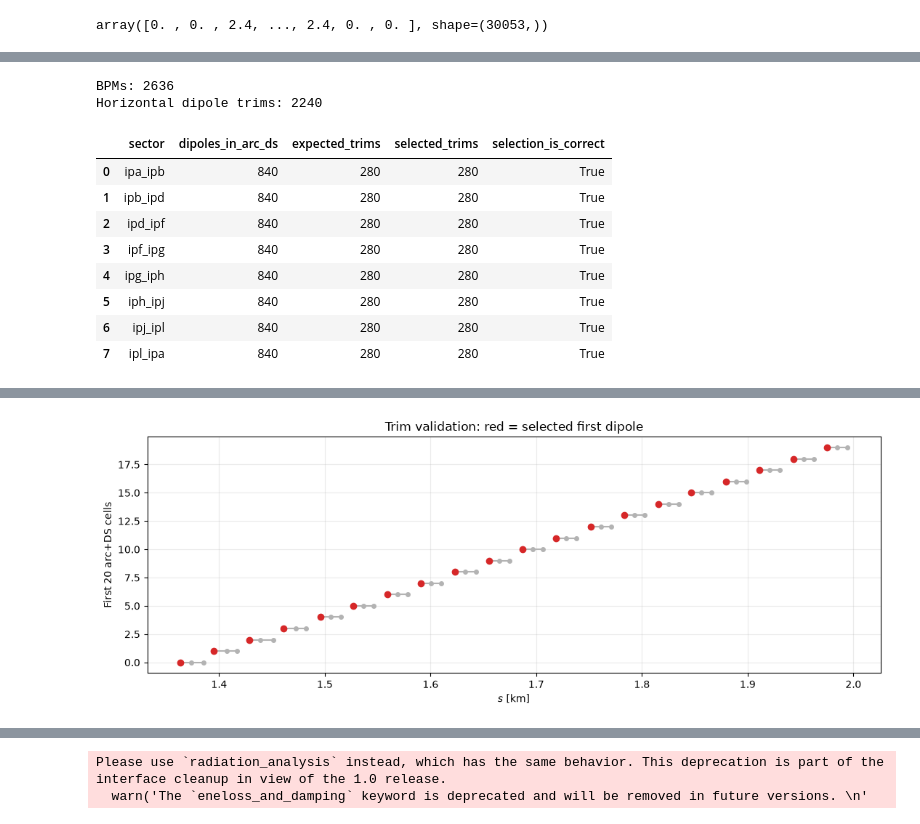
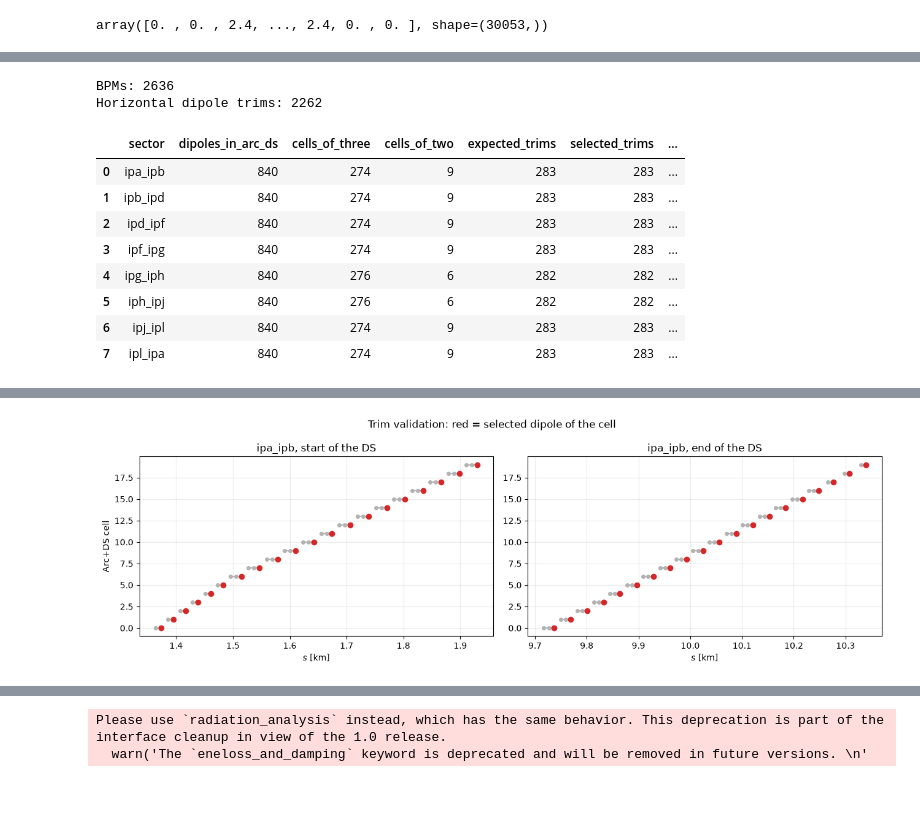
Before and after one commit to skostogl/FCCee_tapering, a Jupyter notebook: tapering_granularity_scenario2_dipole_trims.ipynb, the cells around one changed output, grey strips where cells are left out. Cells and saved outputs as stored; diff of their text form; code cells hidden in the pictures; blank space fills up the shorter version.

Commit message:
Improve dipole trim correction: include dispersion suppressor dipoles pairs + trim dipoles selection

```diff
--- a/tapering_granularity_scenario2_dipole_trims.ipynb
+++ b/tapering_granularity_scenario2_dipole_trims.ipynb
@@ -1202,15 +1288,17 @@ tt_monitors = tt.rows['bpm.*']
 monitor_names = np.asarray(tt_monitors.name, dtype=str)
 monitor_s = np.asarray(tt_monitors.s, dtype=float)
 # %%
-trim_dipole_names, trim_layout = select_first_dipole_of_each_cell(
+trim_dipole_names, trim_layout = select_trim_dipole_of_each_cell(
     line,
     regions,
+    position=TRIM_POSITION_IN_CELL,
 )
 
-selection_summary = validate_first_dipole_selection(
+selection_summary = validate_trim_dipole_selection(
     line,
     regions,
     trim_dipole_names,
     trim_layout,
+    position=TRIM_POSITION_IN_CELL,
 )
 # %% [output]
@@ -1230,40 +1318,52 @@ Verified 2240 numerical trims in knl[0].
 # %%
-
-
-
-
-
 print(f"BPMs: {len(monitor_names)}")
 print(f"Horizontal dipole trims: {len(trim_dipole_names)}")
 display(selection_summary)
 display(trim_layout.head(12))
 
-# Visual check: within every row, the red point must be the first of the
-# three ordered dipoles shown in grey.
-check_rows = trim_layout.iloc[:20]
-fig, ax = plt.subplots(figsize=(11, 4.2))
-for row_number, row in enumerate(check_rows.itertuples(index=False)):
-    names = [row.trim_dipole, row.second_dipole, row.third_dipole]
-    table_indices = tt.rows.indices[names]
-    s_triplet = np.asarray(tt.s[table_indices], dtype=float) / 1e3
-    ax.plot(s_triplet, np.full(3, row_number), 'o-', color='0.7', ms=4)
-    ax.plot(s_triplet[0], row_number, 'o', color='tab:red', ms=6)
+# Visual check: within every row, the red point must be the dipole that
+# TRIM_INDEX_IN_CELL prescribes among the ordered dipoles of the cell shown
+# in grey, for the size of that cell.
+dipole_columns = [
+    name for name in trim_layout.columns if name.startswith("dipole_")
+]
+first_sector = trim_layout['sector'].iloc[0]
+sector_layout = trim_layout[trim_layout['sector'] == first_sector]
+panels = {
+    'start of the DS': sector_layout.head(20),
+    'end of the DS': sector_layout.tail(20),
+}
 
-ax.set_xlabel(r'$s$ [km]')
-ax.set_ylabel('First 20 arc+DS cells')
-ax.set_title('Trim validation: red = selected first dipole')
-ax.grid(alpha=0.25)
+fig, axes = plt.subplots(1, 2, figsize=(13, 4.2))
+for ax, (panel_label, panel_rows) in zip(axes, panels.items()):
+    for row_number, (_, row) in enumerate(panel_rows.iterrows()):
+        names = [row[name] for name in dipole_columns if isinstance(row[name], str)]
+        s_cell = np.asarray(tt.s[tt.rows.indices[names]], dtype=float) / 1e3
+        ax.plot(s_cell, np.full(len(names), row_number), 'o-', color='0.7', ms=4)
+        ax.plot(
+            s_cell[int(row['position_in_cell']) - 1],
+            row_number,
+            'o',
+            color='tab:red',
+            ms=6,
+        )
+    ax.set_xlabel(r'$s$ [km]')
+    ax.set_title(f'{first_sector}, {panel_label}')
+    ax.grid(alpha=0.25)
+
+axes[0].set_ylabel('Arc+DS cell')
+fig.suptitle('Trim validation: red = selected dipole of the cell')
 fig.tight_layout()
 plt.show()
 # %% [output]
 BPMs: 2636
-Horizontal dipole trims: 2240
+Horizontal dipole trims: 2262
-|  | sector | dipoles_in_arc_ds | expected_trims | selected_trims | selection_is_correct |
-| 0 | ipa_ipb | 840 | 280 | 280 | True |
-| 1 | ipb_ipd | 840 | 280 | 280 | True |
-| 2 | ipd_ipf | 840 | 280 | 280 | True |
-| 3 | ipf_ipg | 840 | 280 | 280 | True |
-| 4 | ipg_iph | 840 | 280 | 280 | True |
-| 5 | iph_ipj | 840 | 280 | 280 | True |
-| 6 | ipj_ipl | 840 | 280 | 280 | True |
-| 7 | ipl_ipa | 840 | 280 | 280 | True |
+|  | sector | dipoles_in_arc_ds | cells_of_three | cells_of_two | expected_trims | selected_trims | ... |
+| 0 | ipa_ipb | 840 | 274 | 9 | 283 | 283 | ... |
+| 1 | ipb_ipd | 840 | 274 | 9 | 283 | 283 | ... |
+| 2 | ipd_ipf | 840 | 274 | 9 | 283 | 283 | ... |
+| 3 | ipf_ipg | 840 | 274 | 9 | 283 | 283 | ... |
+| 4 | ipg_iph | 840 | 276 | 6 | 282 | 282 | ... |
+| 5 | iph_ipj | 840 | 276 | 6 | 282 | 282 | ... |
+| 6 | ipj_ipl | 840 | 274 | 9 | 283 | 283 | ... |
+| 7 | ipl_ipa | 840 | 274 | 9 | 283 | 283 | ... |
@@ -1283,4 +1383,4 @@ Horizontal dipole trims: 2240
-[figure, old version]
+[figure, new version]
 # %%
 def build_horizontal_response_matrix(twiss, monitor_names, trim_dipole_names):
     monitor_indices = twiss.rows.indices[list(monitor_names)]
```
Also changed, not shown: parts of 17 cells of this notebook, 1 other file.
